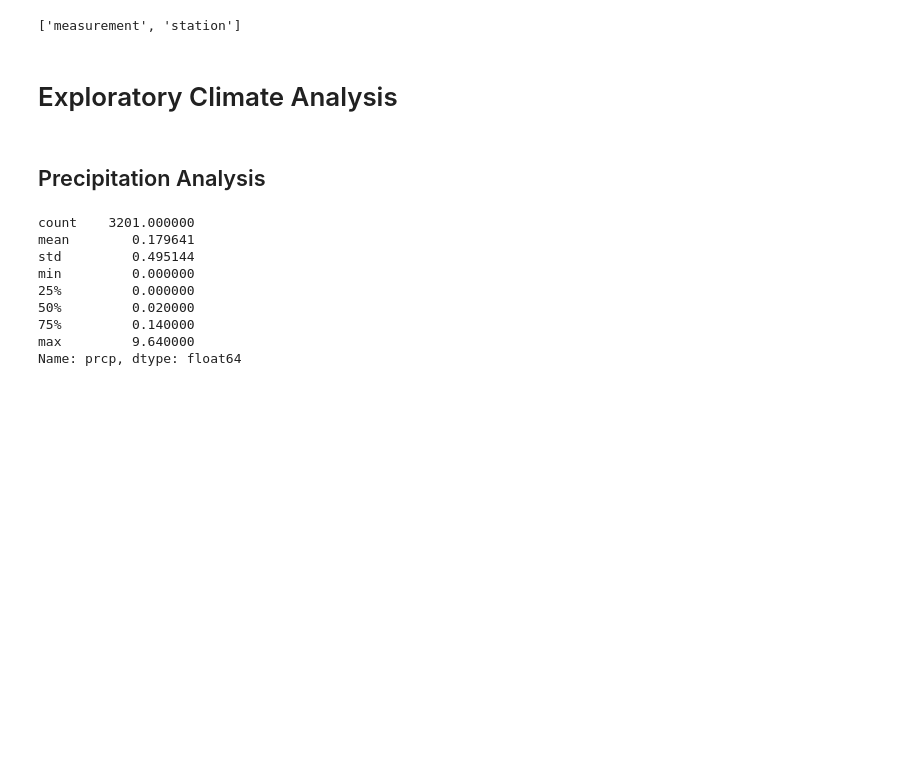
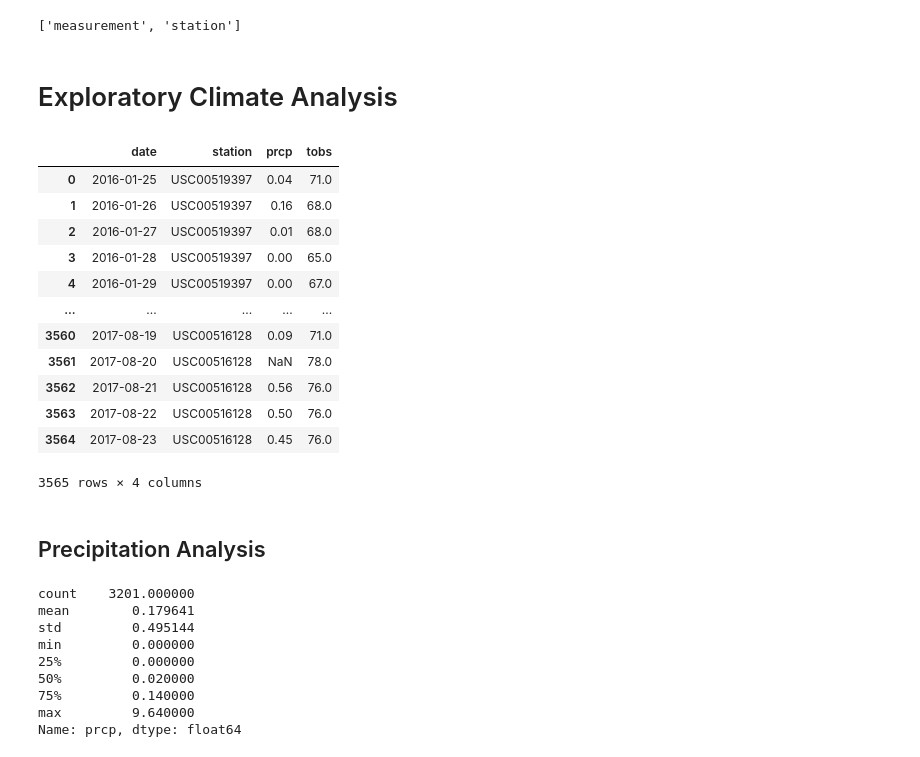
Before and after one commit to lilstarhunter/sqlalchemy-challenge, a Jupyter notebook: climate_starter.ipynb, the cells around one changed output. Cells and saved outputs as stored; diff of their text form; code cells hidden in the pictures; blank space fills up the shorter version.

```diff
--- a/climate_starter.ipynb
+++ b/climate_starter.ipynb
@@ -88,26 +84,32 @@ session = Session(engine)
 # %%
 # Design a query to retrieve the last 12 months of precipitation data and plot the results
 #Get the last date in the dataset
-last_date = session.query(measurement.date).order_by(measurement.date.desc()).first()[0]
+last_date = session.query(m.date).order_by(m.date.desc()).first()[0]
 
 #Convert query result (string) to datetime
 last_date = dt.datetime.strptime(str(last_date), "%Y-%M-%d")
 
 # Calculate the date 1 year ago from the last data point in the database
 one_year = last_date - dt.timedelta(days=365)
 
 # Perform a query to retrieve the data and precipitation scores
-query = session.query(measurement.date, measurement.station, measurement.prcp, measurement.tobs).filter(measurement.date > one_year)
+query = session.query(m.date, m.station, m.prcp, m.tobs).filter(m.date > one_year)
 
 one_df = pd.DataFrame(query)
-
-# def to_dict(self):
-#     return {column.name: getattr(self, column.name)
-#         if not isinstance(getattr(self, column.name), datetime.datetime)
-#         else getattr(self, column.name).isoformat()
-#         for column in self.__table__.columns}
-
-# [x._asdict() for x in query]
+# %% [output]
+|  | date | station | prcp | tobs |
+| 0 | 2016-01-25 | USC00519397 | 0.04 | 71.0 |
+| 1 | 2016-01-26 | USC00519397 | 0.16 | 68.0 |
+| 2 | 2016-01-27 | USC00519397 | 0.01 | 68.0 |
+| 3 | 2016-01-28 | USC00519397 | 0.00 | 65.0 |
+| 4 | 2016-01-29 | USC00519397 | 0.00 | 67.0 |
+| ... | ... | ... | ... | ... |
+| 3560 | 2017-08-19 | USC00516128 | 0.09 | 71.0 |
+| 3561 | 2017-08-20 | USC00516128 | NaN | 78.0 |
+| 3562 | 2017-08-21 | USC00516128 | 0.56 | 76.0 |
+| 3563 | 2017-08-22 | USC00516128 | 0.50 | 76.0 |
+| 3564 | 2017-08-23 | USC00516128 | 0.45 | 76.0 |
+3565 rows × 4 columns
 # %% [markdown]
 ## Precipitation Analysis
 # %%
```
Also changed, not shown: parts of 10 cells of this notebook, 4 other files.
